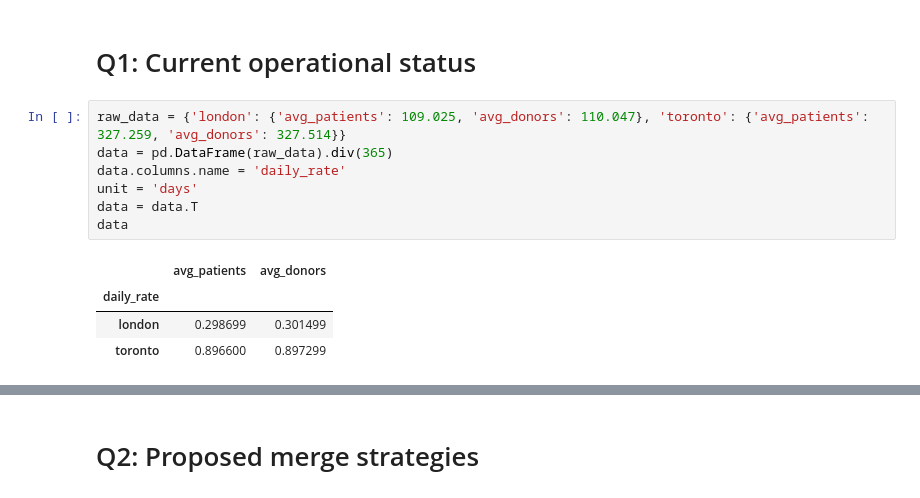
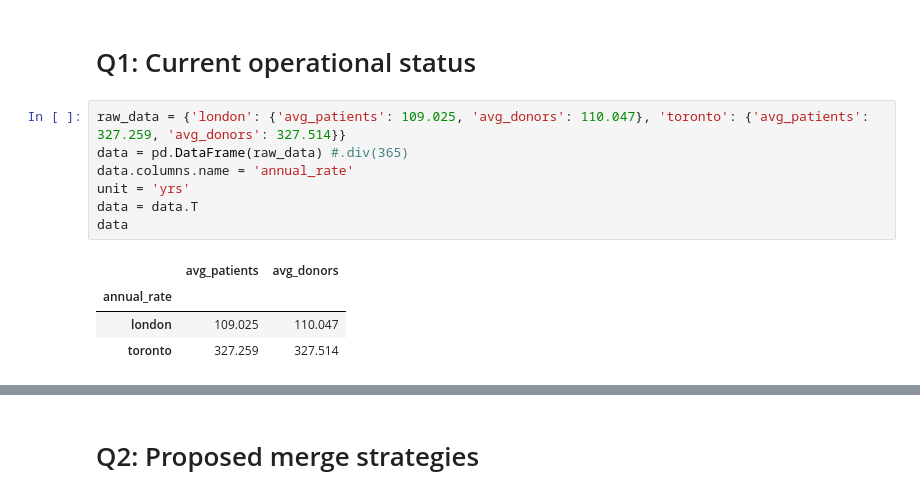
Before and after one commit to ForWardoves/8415_Service, a Jupyter notebook: Case_4/8415_case_4.ipynb, the cells around one changed output, grey strips where cells are left out. Cells and saved outputs as stored; diff of their text form.

```diff
--- a/Case_4/8415_case_4.ipynb
+++ b/Case_4/8415_case_4.ipynb
@@ -285,16 +285,16 @@ class queue:
 # Q1: Current operational status
 # %%
 raw_data = {'london': {'avg_patients': 109.025, 'avg_donors': 110.047}, 'toronto': {'avg_patients': 327.259, 'avg_donors': 327.514}}
-data = pd.DataFrame(raw_data).div(365)
-data.columns.name = 'daily_rate'
-unit = 'days'
+data = pd.DataFrame(raw_data) #.div(365)
+data.columns.name = 'annual_rate'
+unit = 'yrs'
 data = data.T
 data
 # %% [output]
 |  | avg_patients | avg_donors |
-| daily_rate |  |  |
-| london | 0.298699 | 0.301499 |
-| toronto | 0.896600 | 0.897299 |
+| annual_rate |  |  |
+| london | 109.025 | 110.047 |
+| toronto | 327.259 | 327.514 |
 # %%
 # Class discussion assumes
 # London
```
Also changed, not shown: parts of 11 cells of this notebook.
